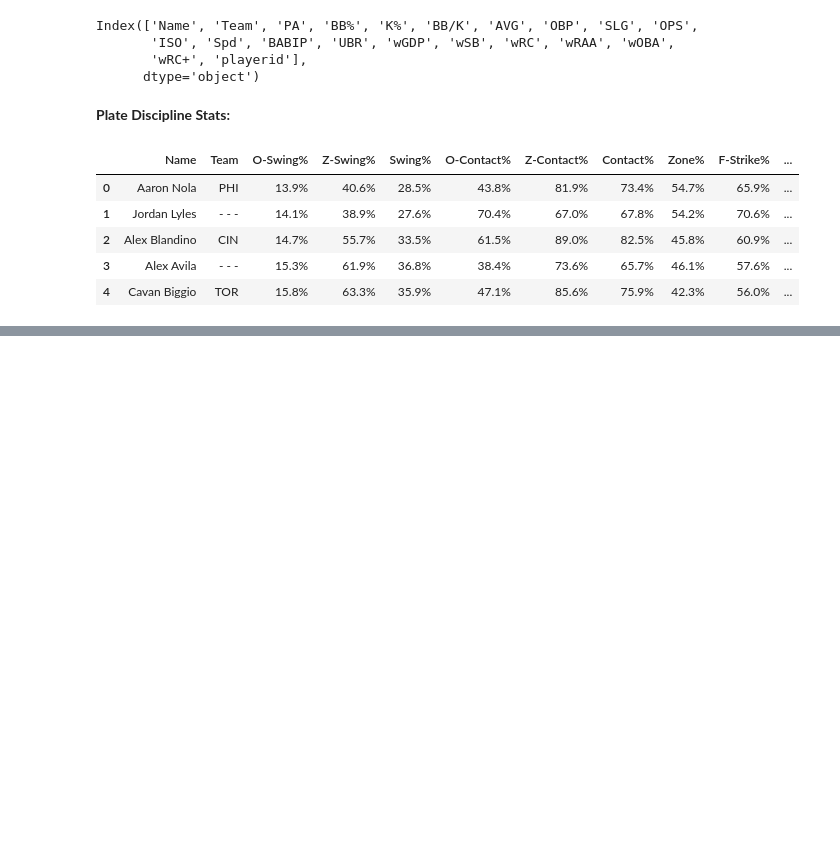
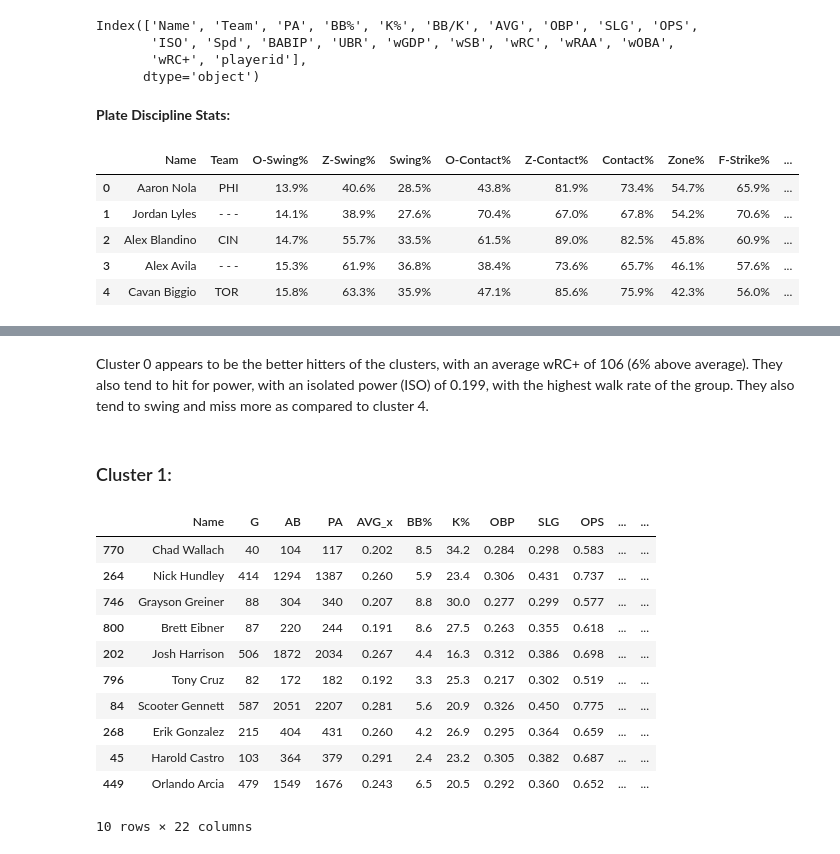
Before and after one commit to pbovard63/Predicting_MLB_Pitches, a Jupyter notebook: Clustering/Batter_Clustering.ipynb, the cells around one changed output, grey strips where cells are left out. Saved outputs shown, nothing was run; the diff lists cells and outputs as text; code cells hidden in the pictures; blank space fills up the shorter version.

```diff
--- a/Clustering/Batter_Clustering.ipynb
+++ b/Clustering/Batter_Clustering.ipynb
@@ -315,0 +433,19 @@ fg_pd_df.head()
+# %% [markdown]
+Cluster 0 appears to be the better hitters of the clusters, with an average wRC+ of 106 (6% above average).  They also tend to hit for power, with an isolated power (ISO) of 0.199, with the highest walk rate of the group.  They also tend to swing and miss more as compared to cluster 4.
+# %% [markdown]
+### Cluster 1:
+# %%
+fg_combined_final[fg_combined_final.Cluster == 1].sample(10)
+# %% [output]
+|  | Name | G | AB | PA | AVG_x | BB% | K% | OBP | SLG | OPS | ... | ... |
+| 770 | Chad Wallach | 40 | 104 | 117 | 0.202 | 8.5 | 34.2 | 0.284 | 0.298 | 0.583 | ... | ... |
+| 264 | Nick Hundley | 414 | 1294 | 1387 | 0.260 | 5.9 | 23.4 | 0.306 | 0.431 | 0.737 | ... | ... |
+| 746 | Grayson Greiner | 88 | 304 | 340 | 0.207 | 8.8 | 30.0 | 0.277 | 0.299 | 0.577 | ... | ... |
+| 800 | Brett Eibner | 87 | 220 | 244 | 0.191 | 8.6 | 27.5 | 0.263 | 0.355 | 0.618 | ... | ... |
+| 202 | Josh Harrison | 506 | 1872 | 2034 | 0.267 | 4.4 | 16.3 | 0.312 | 0.386 | 0.698 | ... | ... |
+| 796 | Tony Cruz | 82 | 172 | 182 | 0.192 | 3.3 | 25.3 | 0.217 | 0.302 | 0.519 | ... | ... |
+| 84 | Scooter Gennett | 587 | 2051 | 2207 | 0.281 | 5.6 | 20.9 | 0.326 | 0.450 | 0.775 | ... | ... |
+| 268 | Erik Gonzalez | 215 | 404 | 431 | 0.260 | 4.2 | 26.9 | 0.295 | 0.364 | 0.659 | ... | ... |
+| 45 | Harold Castro | 103 | 364 | 379 | 0.291 | 2.4 | 23.2 | 0.305 | 0.382 | 0.687 | ... | ... |
+| 449 | Orlando Arcia | 479 | 1549 | 1676 | 0.243 | 6.5 | 20.5 | 0.292 | 0.360 | 0.652 | ... | ... |
+10 rows × 22 columns
```
Also changed, not shown: parts of 40 cells of this notebook, 2 other files.
